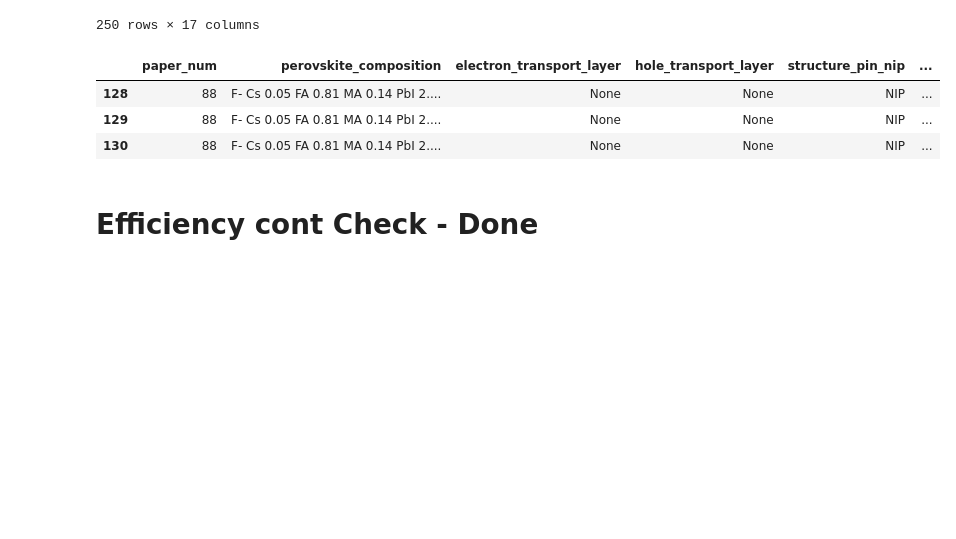
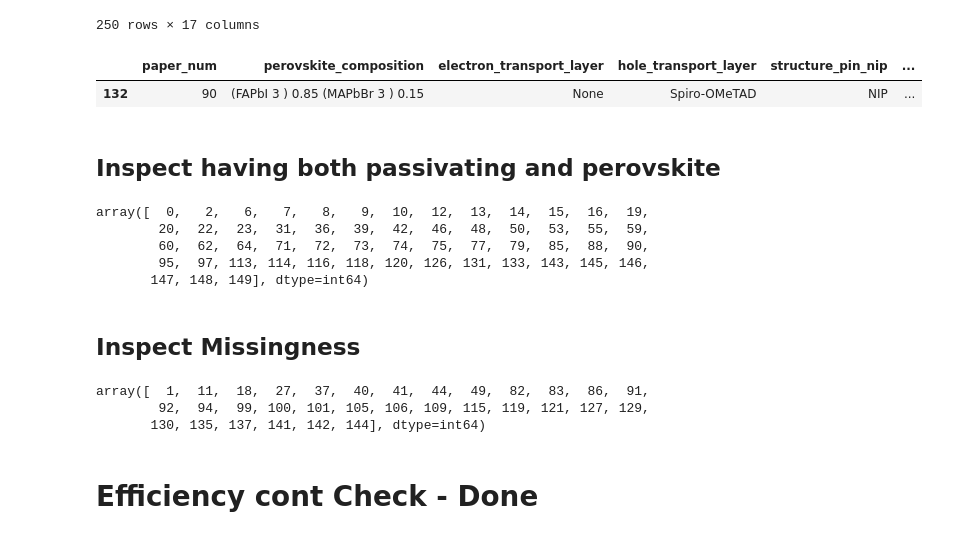
Before and after one commit to kanggunh/DSC180_B11_Q2, a Jupyter notebook: expanding_annotation.ipynb, the cells around one changed output. Drawn from its saved outputs; the diff is of its cells as text; code cells hidden in the pictures; blank space fills up the shorter version.

Commit message:
good_paper_annotation
All the annotation for good papers were merged

```diff
--- a/expanding_annotation.ipynb
+++ b/expanding_annotation.ipynb
@@ -51,12 +66,28 @@ df_expanded
 | 249 | 149 | FA0.7MA0.3Pb0.5Sn0.5I3 | C60 | None | None | ... |
 250 rows × 17 columns
 # %%
-df_expanded[df_expanded['paper_num'] == 88]
+df_expanded[df_expanded['paper_num'] == 90]
 # %% [output]
 |  | paper_num | perovskite_composition | electron_transport_layer | hole_transport_layer | structure_pin_nip | ... |
-| 128 | 88 | F- Cs 0.05 FA 0.81 MA 0.14 PbI 2.... | None | None | NIP | ... |
-| 129 | 88 | F- Cs 0.05 FA 0.81 MA 0.14 PbI 2.... | None | None | NIP | ... |
-| 130 | 88 | F- Cs 0.05 FA 0.81 MA 0.14 PbI 2.... | None | None | NIP | ... |
+| 132 | 90 | (FAPbI 3 ) 0.85 (MAPbBr 3 ) 0.15 | None | Spiro-OMeTAD | NIP | ... |
+# %% [markdown]
+## Inspect having both passivating and perovskite
+# %%
+df_expanded[(df_expanded['perovskite_composition'].notnull()) & (df_expanded['passivating_molecule'].notnull())]['paper_num'].unique()
+# %% [output]
+array([  0,   2,   6,   7,   8,   9,  10,  12,  13,  14,  15,  16,  19,
+        20,  22,  23,  31,  36,  39,  42,  46,  48,  50,  53,  55,  59,
+        60,  62,  64,  71,  72,  73,  74,  75,  77,  79,  85,  88,  90,
+        95,  97, 113, 114, 116, 118, 120, 126, 131, 133, 143, 145, 146,
+       147, 148, 149], dtype=int64)
+# %% [markdown]
+## Inspect Missingness
+# %%
+df_expanded[df_expanded['perovskite_composition'].isnull()]['paper_num'].unique()
+# %% [output]
+array([  1,  11,  18,  27,  37,  40,  41,  44,  49,  82,  83,  86,  91,
+        92,  94,  99, 100, 101, 105, 106, 109, 115, 119, 121, 127, 129,
+       130, 135, 137, 141, 142, 144], dtype=int64)
 # %% [markdown]
 # Efficiency cont Check - Done
 # %%
```
Also changed, not shown: parts of 1 cell of this notebook.
